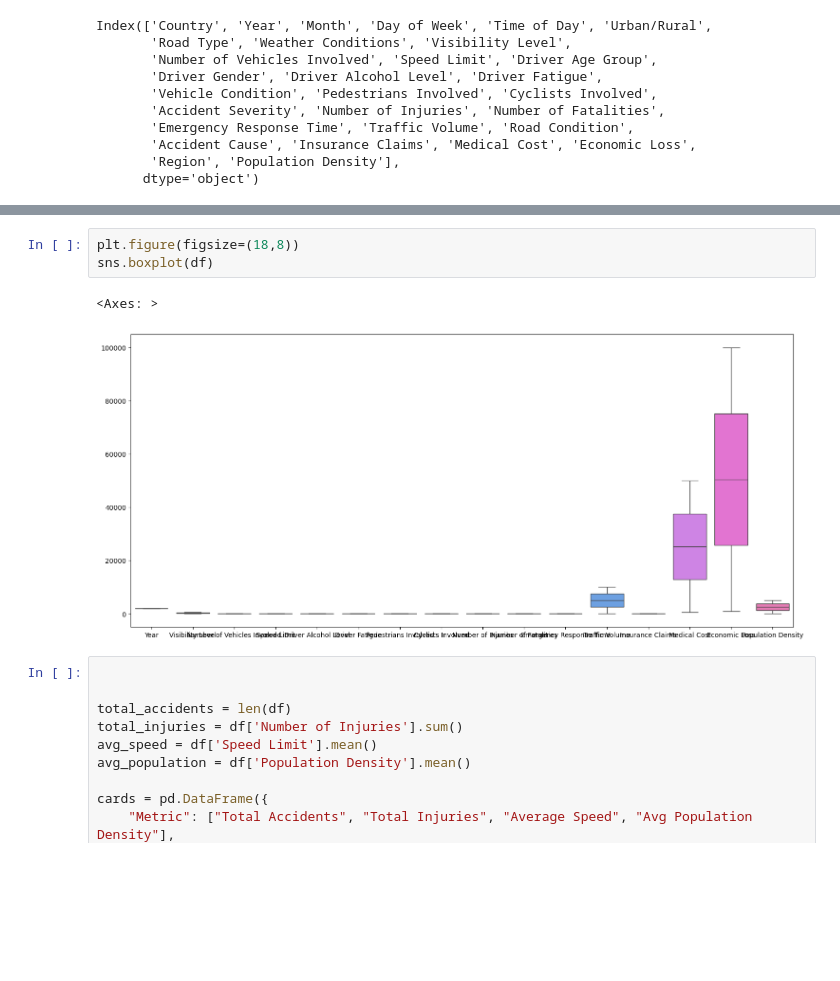
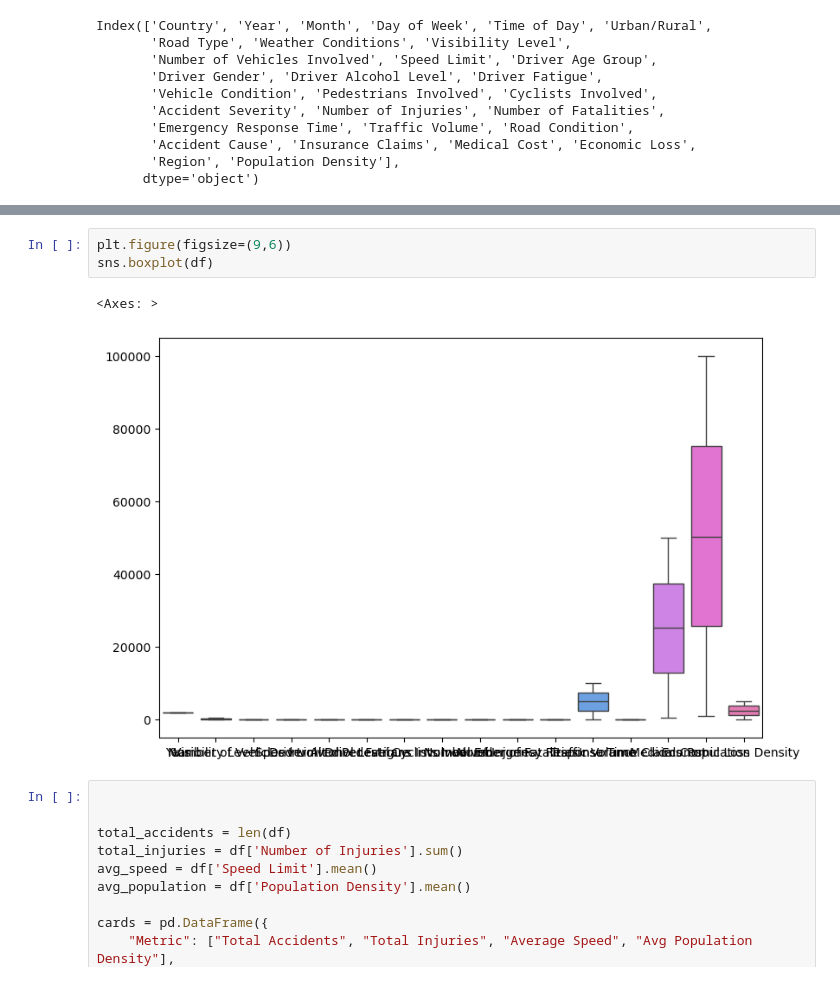
Before and after one commit to Roygautam8852/Global_Road_Accident_Analysis_Using_Python, a Jupyter notebook: global_road_accident_analysis.ipynb, the cells around one changed output, grey strips where cells are left out. Drawn from its saved outputs; the diff is of its cells as text; blank space fills up the shorter version.

```diff
--- a/global_road_accident_analysis.ipynb
+++ b/global_road_accident_analysis.ipynb
@@ -112,11 +112,11 @@ Economic Loss                  0.003046
 Population Density            -0.001587
 dtype: float64
 # %%
-plt.figure(figsize=(18,8))
+plt.figure(figsize=(9,6))
 sns.boxplot(df)
 # %% [output]
 <Axes: >
-[figure, old version]
+[figure, new version]
 # %%
 
 
```
Also changed, not shown: parts of 13 cells of this notebook, 3 other files.
